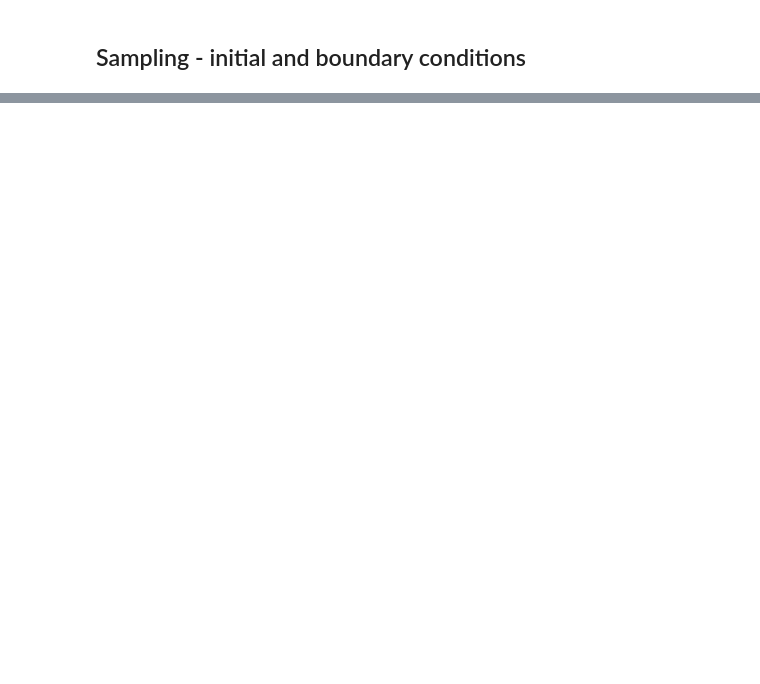
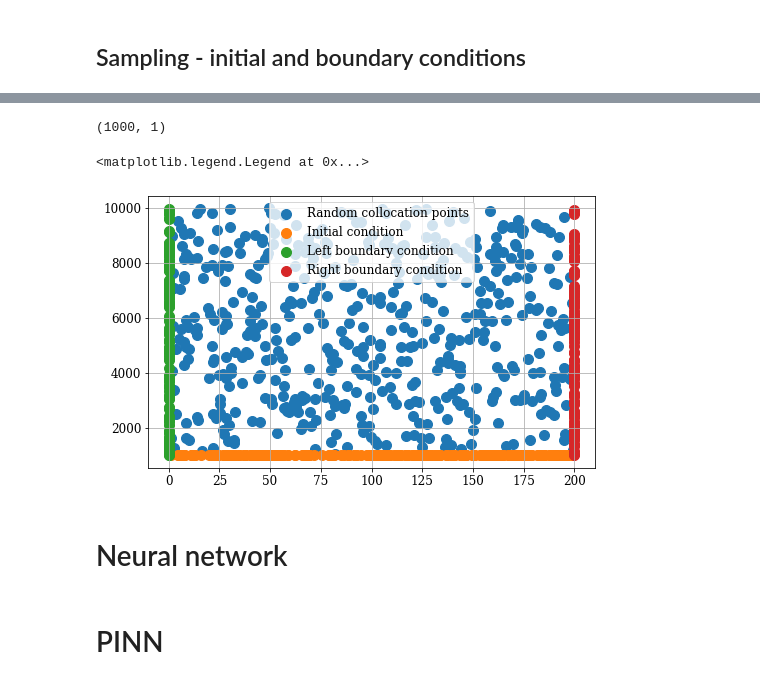
Before and after one commit to pirao/Kuramoto_PINN, a Jupyter notebook: PINN_Kuramoto.ipynb, the cells around one changed output, grey strips where cells are left out. Drawn from its saved outputs; the diff is of its cells as text; code cells hidden in the pictures; blank space fills up the shorter version.

```diff
--- a/PINN_Kuramoto.ipynb
+++ b/PINN_Kuramoto.ipynb
@@ -106,0 +146,19 @@ NameError: name 'model' is not defined
+# %%
+input_grid[0]
+# %% [output]
+(1000, 1)
+# %%
+plt.scatter(input_grid[0][0:499],input_grid[1][0:499],label='Random collocation points')
+plt.scatter(input_grid[0][500:749],input_grid[1][500:749],label='Initial condition')
+plt.scatter(input_grid[0][750:874],input_grid[1][750:874],label='Left boundary condition')
+plt.scatter(input_grid[0][875:999],input_grid[1][875:999],label='Right boundary condition')
+plt.grid()
+plt.legend()
+
+# If we define 1000 points for DataGeneratorXT, we get half of it for the domain and the other half for boundary/initial conditions
+# There is a clear division between
+# %% [output]
+<matplotlib.legend.Legend at 0x...>
+[figure, added]
+# %% [markdown]
+# Neural network
@@ -106,0 +178,2 @@ NameError: name 'model' is not defined
+# %% [markdown]
+# PINN
```
Also changed, not shown: parts of 20 cells of this notebook, 3 other files.
